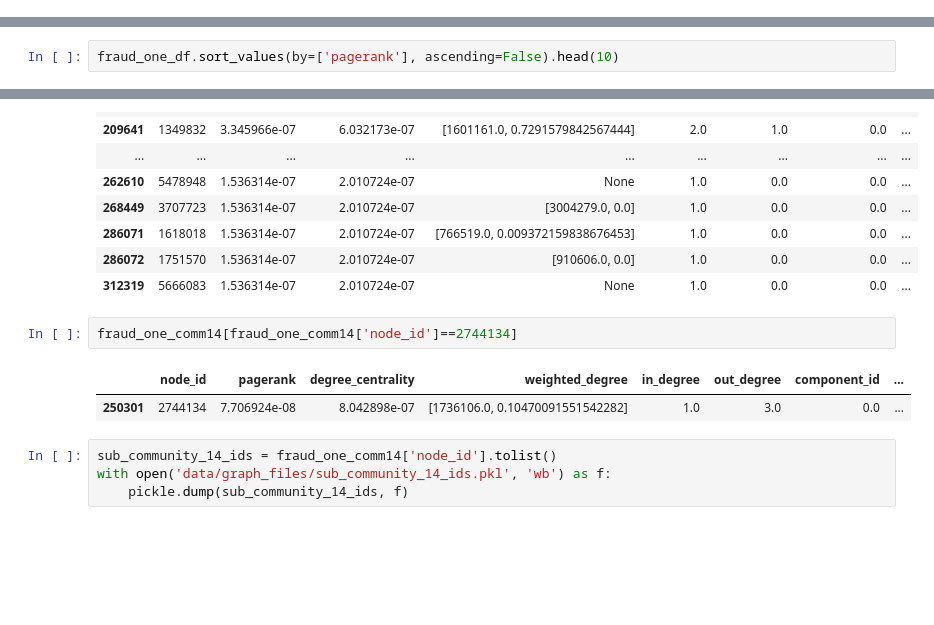
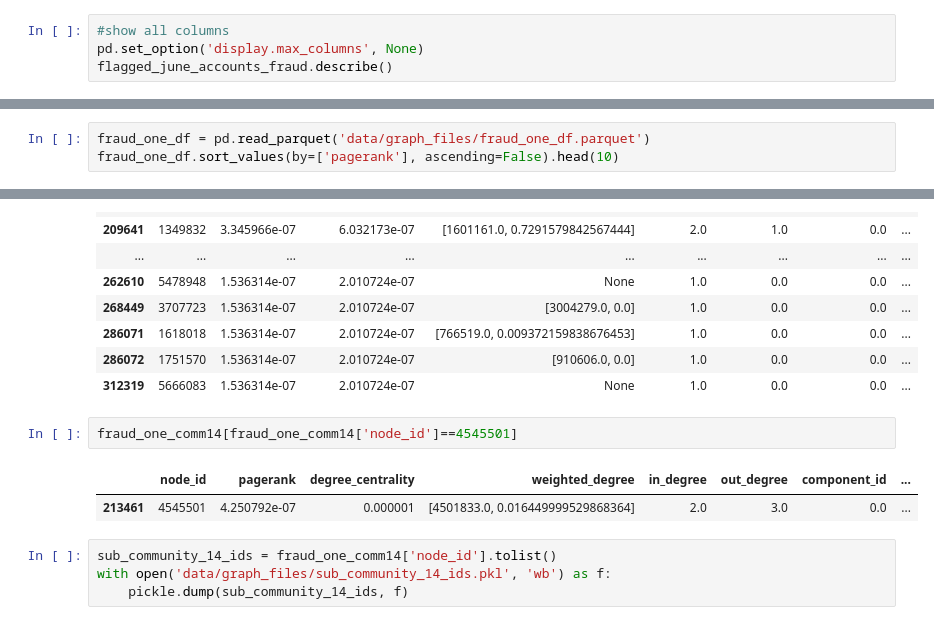
Before and after one commit to nat-rng/7CCSMPRJ, a Jupyter notebook: data_predict.ipynb, the cells around one changed output, grey strips where cells are left out. Cells and saved outputs as stored; diff of their text form; blank space fills up the shorter version.

```diff
--- a/data_predict.ipynb
+++ b/data_predict.ipynb
@@ -505,3 +505,7 @@ flagged_june_accounts_fraud_ids = flagged_june_accounts_fraud['address_id'].uniq
 len(flagged_june_accounts_fraud_ids)
 # %% [output]
 271922
+# %%
+#show all columns
+pd.set_option('display.max_columns', None)
+flagged_june_accounts_fraud.describe()
@@ -604,6 +618,7 @@ partition_comm_1_df['node_id'] = partition_comm_1_df['node_id'].astype(int)
 fraud_one_df = fraud_one.merge(partition_comm_1_df, on='node_id', how='left')
 fraud_one_df.to_parquet('data/graph_files/fraud_one_df.parquet')
 # %%
+fraud_one_df = pd.read_parquet('data/graph_files/fraud_one_df.parquet')
 fraud_one_df.sort_values(by=['pagerank'], ascending=False).head(10)
 # %% [output]
 |  | node_id | pagerank | degree_centrality | weighted_degree | in_degree | out_degree | component_id | ... |
@@ -685,10 +700,10 @@ fraud_one_comm14.sort_values(by=['flagged_fraud', 'pagerank'], ascending=False).
 | 286072 | 1751570 | 1.536314e-07 | 2.010724e-07 | [910606.0, 0.0] | 1.0 | 0.0 | 0.0 | ... |
 | 312319 | 5666083 | 1.536314e-07 | 2.010724e-07 | None | 1.0 | 0.0 | 0.0 | ... |
 # %%
-fraud_one_comm14[fraud_one_comm14['node_id']==2744134]
+fraud_one_comm14[fraud_one_comm14['node_id']==4545501]
 # %% [output]
 |  | node_id | pagerank | degree_centrality | weighted_degree | in_degree | out_degree | component_id | ... |
-| 250301 | 2744134 | 7.706924e-08 | 8.042898e-07 | [1736106.0, 0.10470091551542282] | 1.0 | 3.0 | 0.0 | ... |
+| 213461 | 4545501 | 4.250792e-07 | 0.000001 | [4501833.0, 0.016449999529868364] | 2.0 | 3.0 | 0.0 | ... |
 # %%
 sub_community_14_ids = fraud_one_comm14['node_id'].tolist()
 with open('data/graph_files/sub_community_14_ids.pkl', 'wb') as f:
```
Also changed, not shown: parts of 1 cell of this notebook, 1 other file.
